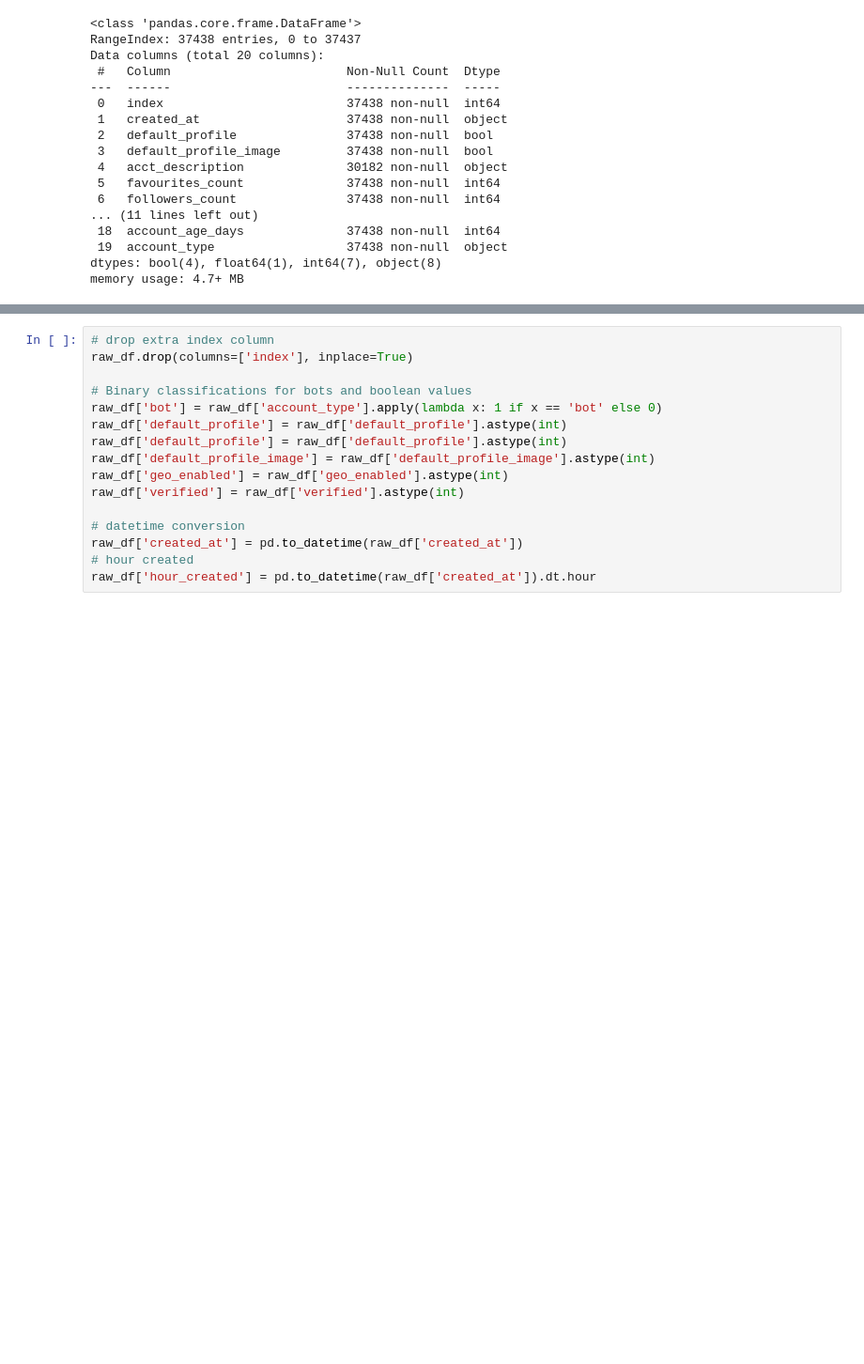
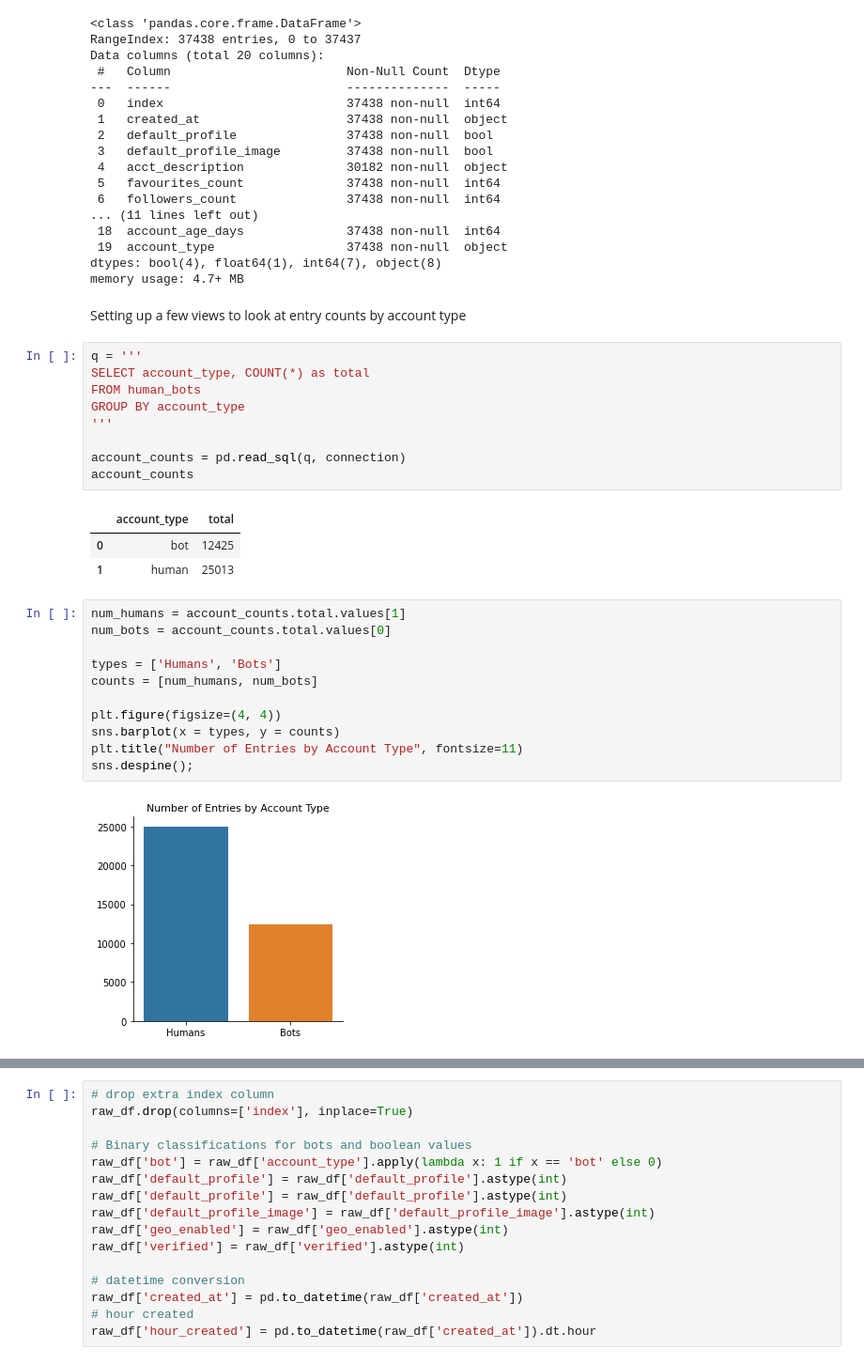
Before and after one commit to scrapfishies/twitter-bot-detection, a Jupyter notebook: eda.ipynb, the cells around one changed output, grey strips where cells are left out. Shown at 94% size. Saved outputs shown, nothing was run; the diff lists cells and outputs as text; blank space fills up the shorter version.

```diff
--- a/eda.ipynb
+++ b/eda.ipynb
@@ -72,3 +72,31 @@ Data columns (total 20 columns):
  19  account_type                  37438 non-null  object
 dtypes: bool(4), float64(1), int64(7), object(8)
 memory usage: 4.7+ MB
+# %% [markdown]
+Setting up a few views to look at entry counts by account type
+# %%
+q = '''
+SELECT account_type, COUNT(*) as total
+FROM human_bots
+GROUP BY account_type
+'''
+
+account_counts = pd.read_sql(q, connection)
+account_counts
+# %% [output]
+|  | account_type | total |
+| 0 | bot | 12425 |
+| 1 | human | 25013 |
+# %%
+num_humans = account_counts.total.values[1]
+num_bots = account_counts.total.values[0]
+
+types = ['Humans', 'Bots']
+counts = [num_humans, num_bots]
+
+plt.figure(figsize=(4, 4))
+sns.barplot(x = types, y = counts)
+plt.title("Number of Entries by Account Type", fontsize=11)
+sns.despine();
+# %% [output]
+[figure, added]
```
Also changed, not shown: parts of 15 cells of this notebook, 12 other files.
